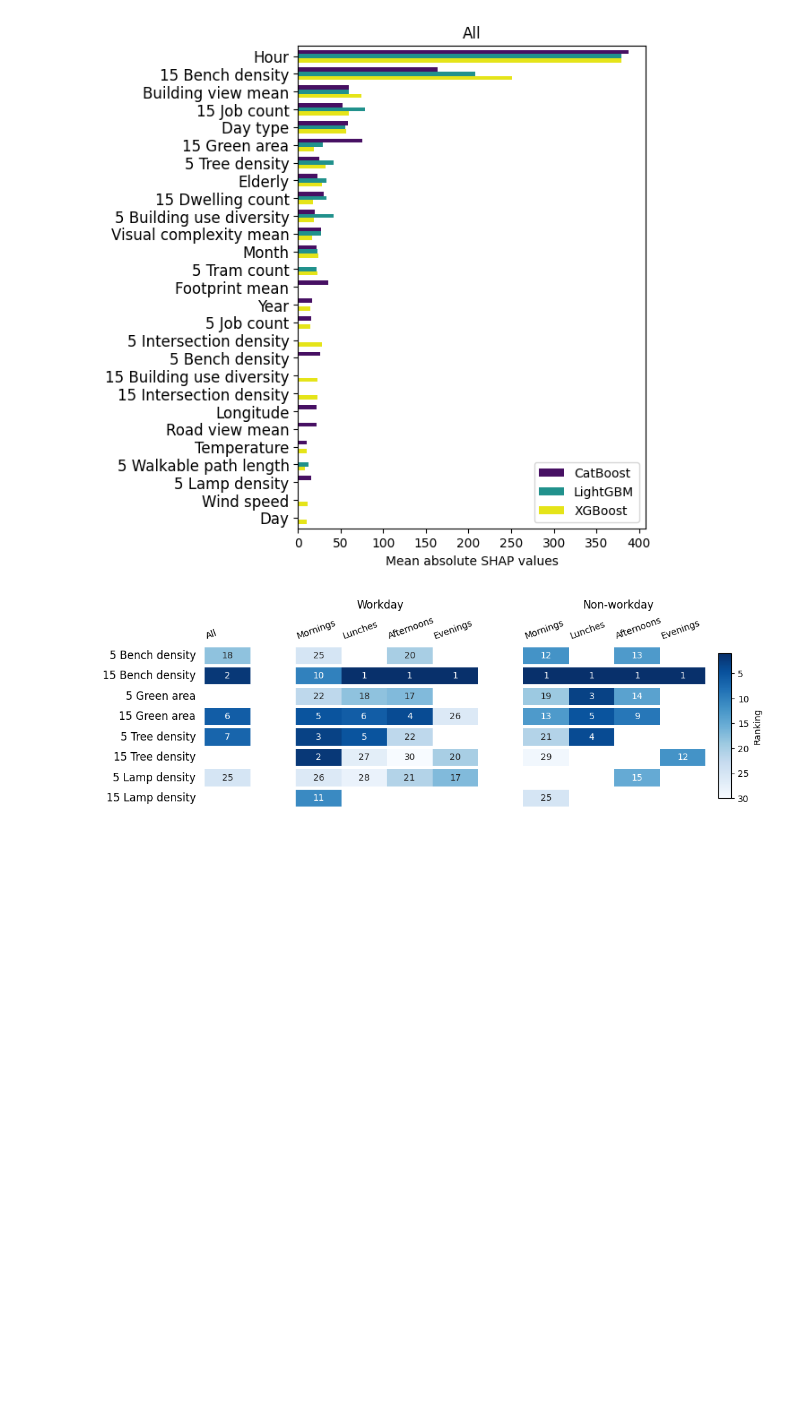
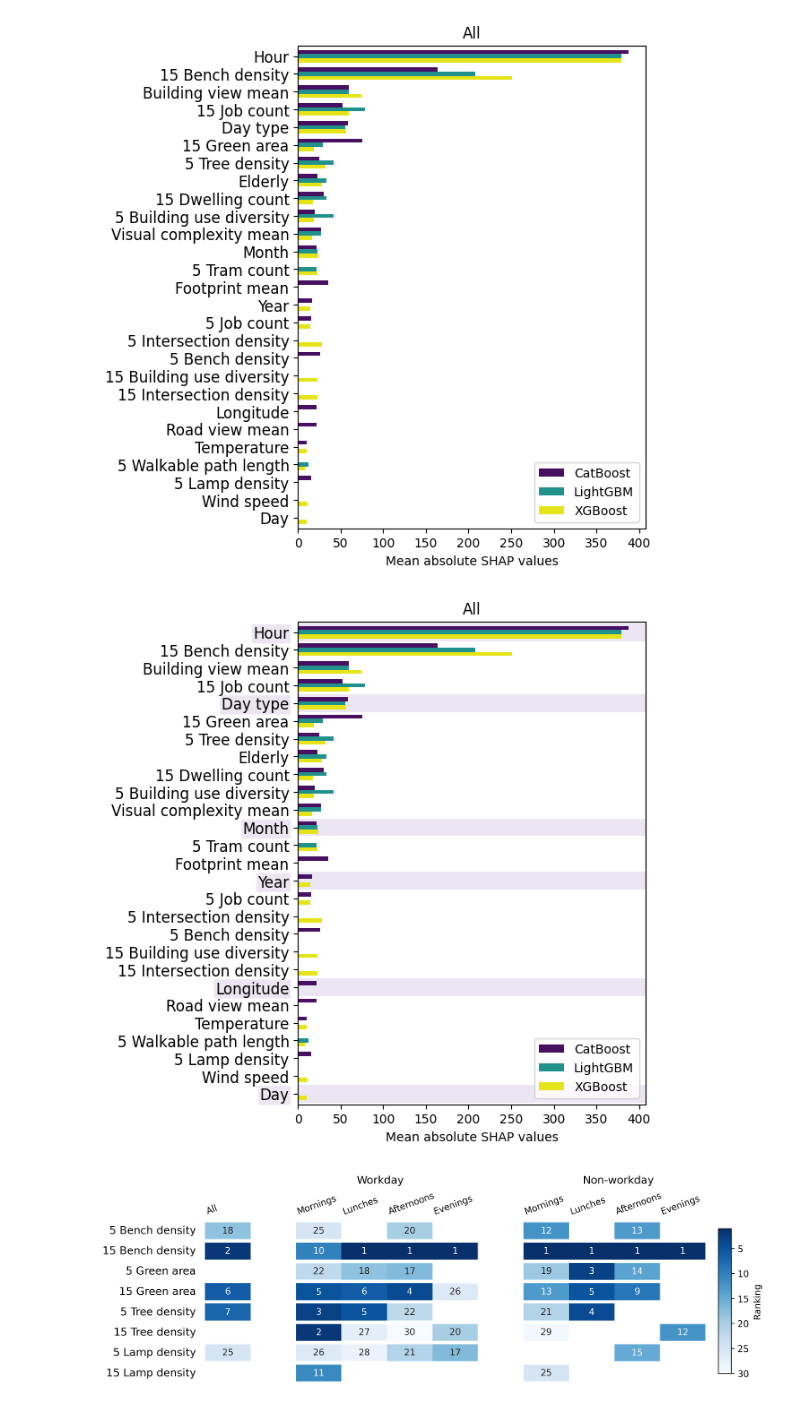
Before and after one commit to EPFL-ETHOS-Lab/urban-walkability-insights, a Jupyter notebook: modeling.ipynb, the cells around one changed output. Drawn from its saved outputs; the diff is of its cells as text; code cells hidden in the pictures; blank space fills up the shorter version.

```diff
--- a/modeling.ipynb
+++ b/modeling.ipynb
@@ -1180,6 +1181,60 @@ ax.set_facecolor('none')  # Ensures the axis background is also transparent
 plt.show()
 # %% [output]
 [figure]
+# %%
+highlight_features = ["Hour", "Day type", "Month", "Year", "Longitude", "Day"]
+
+# Create the plot
+fig, ax = plt.subplots(figsize=(5, 7))
+bars = df_filtered.plot(
+    kind='barh',
+    x='col_name',
+    y=['importance_vals_cat', 'importance_vals_lgbm', 'importance_vals_xgb'],
+    color=plt.cm.viridis([0.04, 0.5, 0.96]),
+    ax=ax,
+    width=0.7
+)
+
+# Original colors
+colors = plt.cm.viridis([0.04, 0.5, 0.96])
+
+legend_handles = [
+    Patch(facecolor=colors[0], label='CatBoost'),
+    Patch(facecolor=colors[1], label='LightGBM'),
+    Patch(facecolor=colors[2], label='XGBoost')
+]
+
+ax.legend(handles=legend_handles, fontsize=10)
+# Highlight selected rows with a purple background band
+for i, feature in enumerate(df_filtered['col_name']):
+    if feature in highlight_features:
+        ax.axhspan(i - 0.5, i + 0.5, color='rebeccapurple', alpha=0.12,linewidth=0, zorder=0, )
+
+# Add labels and title
+ax.set_xlabel('Mean absolute SHAP values', fontsize=10)
+ax.set_ylabel(None)
+ax.set_yticklabels(df_filtered['col_name'], fontsize=12)
+ax.invert_yaxis()
+# ax.legend(['CatBoost', 'LightGBM', 'XGBoost'], fontsize=10)
+
+for label in ax.get_yticklabels():
+    if label.get_text() in highlight_features:
+        label.set_bbox(dict(
+            facecolor='rebeccapurple',
+            alpha=0.12,
+            edgecolor='none',
+            boxstyle='round,pad=0.1'  # optional styling
+        ))
+
+ax.set_title(f'{dataset_name}', fontsize=12)
+
+# Remove the background
+plt.gcf().patch.set_alpha(0)
+ax.set_facecolor('none')
+# plt.savefig(os.path.join(output_dir, 'fig_05_all_dataset_mean_SHAP_ranking.jpg'), dpi=1000, bbox_inches='tight')
+plt.show()
+# %% [output]
+[figure, added]
 # %%
 def rankingHeatMapPlot(interested_features = None, texty=-5, int_h=0.4):
     # Create a new column to rank each feature based on sum_cols for each dataset_name
```
Also changed, not shown: parts of 4 cells of this notebook.
